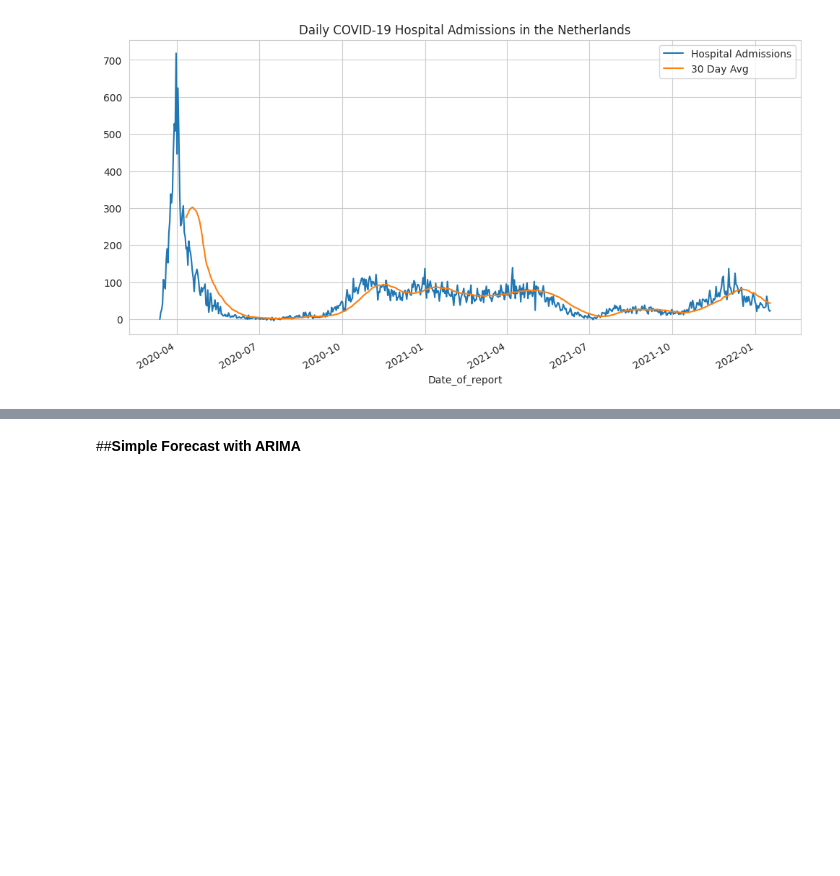
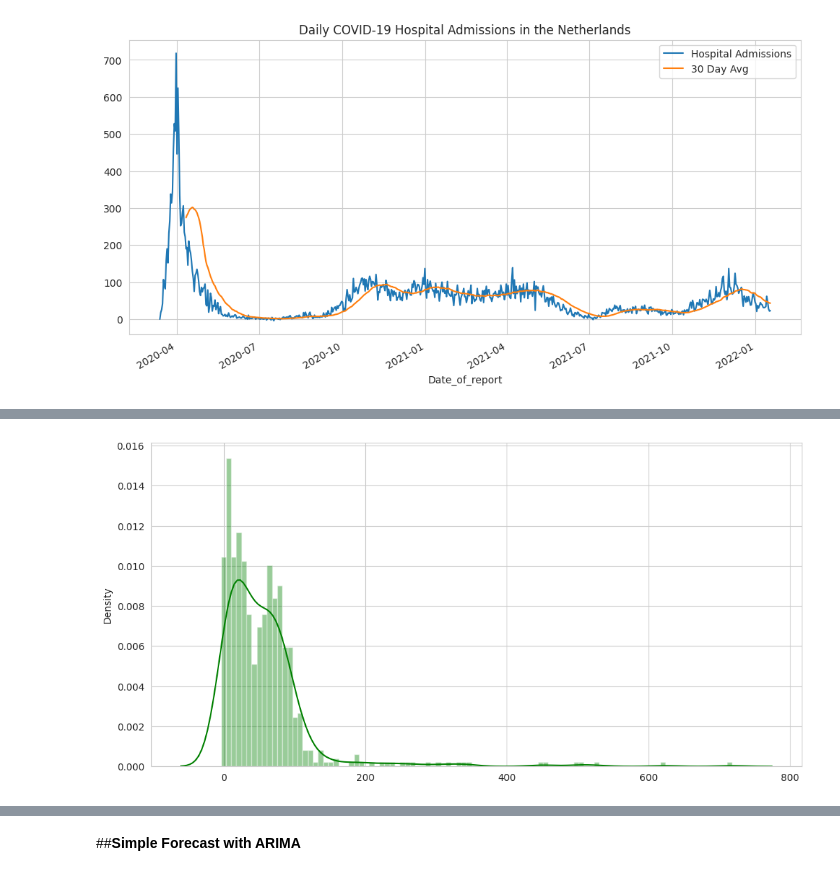
Before and after one commit to MC-Codingcat/NL-COVID-19-Data-Analysis, a Jupyter notebook: NL_COVID_19_Analysis_Trend.ipynb, the cells around one changed output, grey strips where cells are left out. Drawn from its saved outputs; the diff is of its cells as text; code cells hidden in the pictures; blank space fills up the shorter version.

```diff
--- a/NL_COVID_19_Analysis_Trend.ipynb
+++ b/NL_COVID_19_Analysis_Trend.ipynb
@@ -203,3 +209,9 @@ plt.legend()
+# %%
+plt.figure(figsize=(12,6))
+sns.distplot(daily.xs('Hospital_admission',axis=1,level=1).loc['2020':'2022-01-17'].sum(axis=1),color='green',bins=100)
+plt.ticklabel_format(style='plain', axis='y')
+# %% [output]
+[figure, added]
 # %%
 import plotly.express as px
 import plotly.graph_objects as go
```
Also changed, not shown: parts of 2 cells of this notebook.
